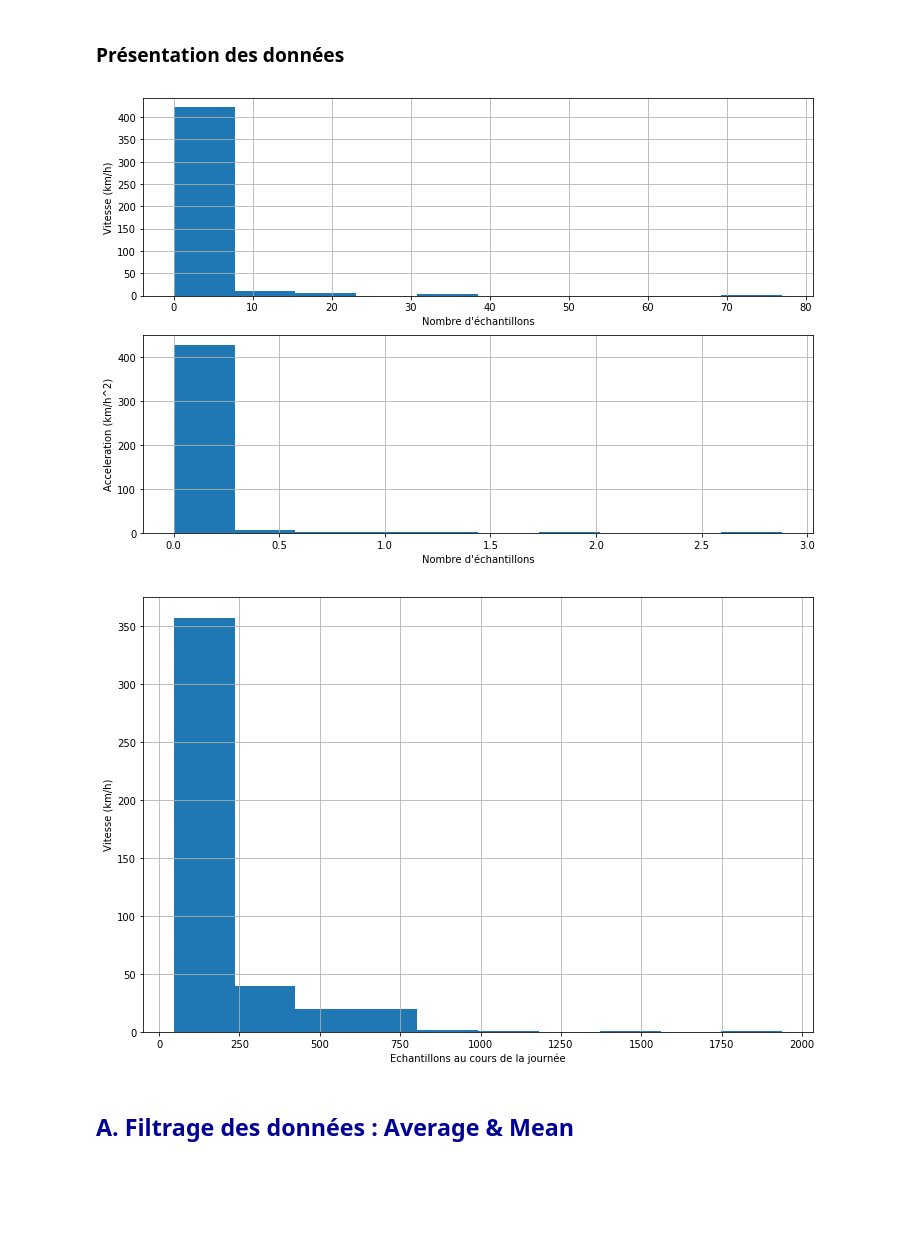
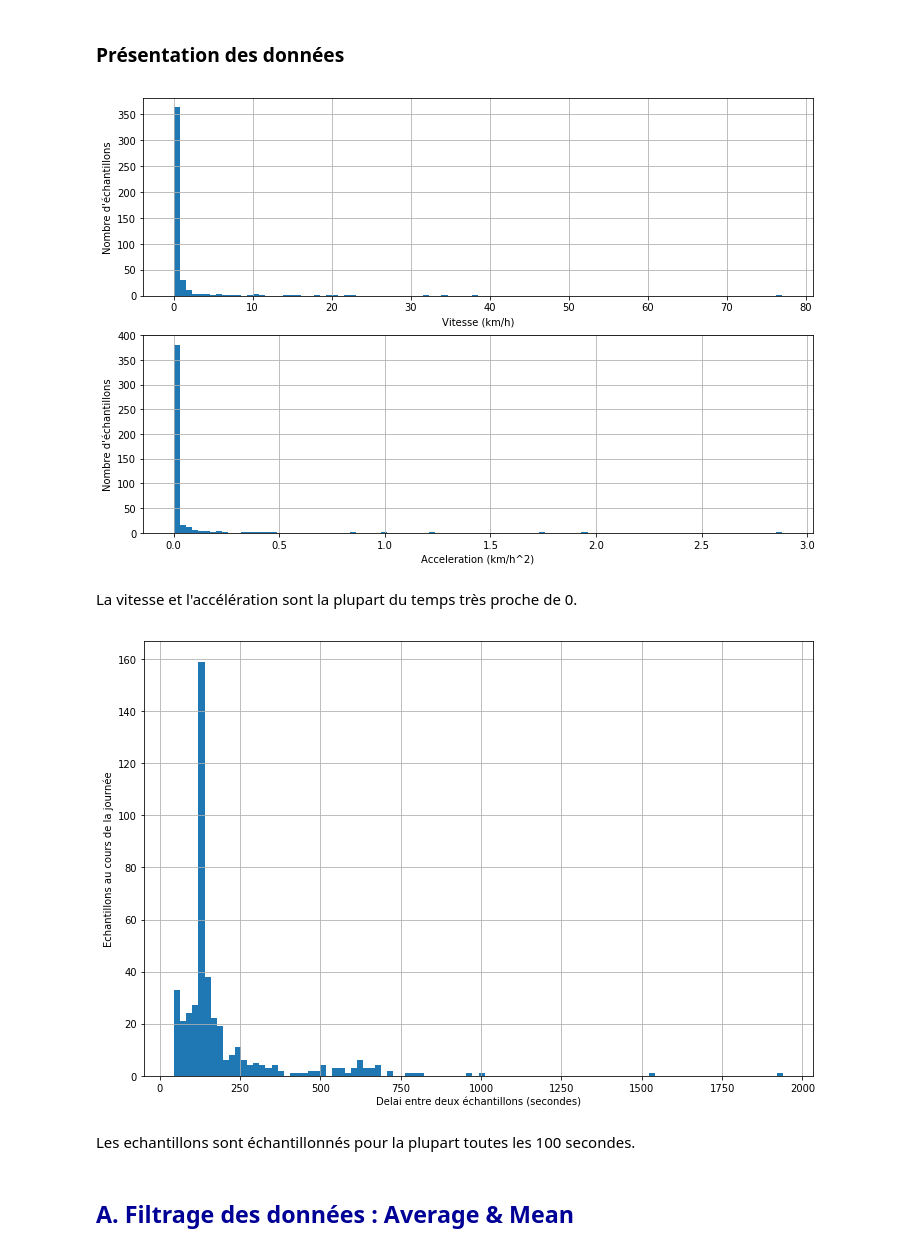
Before and after one commit to AmigoCap/GPSFlow, a Jupyter notebook: 3-Segmentation.ipynb, the cells around one changed output. Drawn from its saved outputs; the diff is of its cells as text; code cells hidden in the pictures; blank space fills up the shorter version.

Commit message:
Fix issue with histograms

```diff
--- a/3-Segmentation.ipynb
+++ b/3-Segmentation.ipynb
@@ -91,29 +91,33 @@ data
 # %%
 plt.figure(figsize=(12,8))
 plt.subplot(211)
-plt.hist(data["velocity"])
+plt.hist(data["velocity"], 100)
 plt.grid(True)
-plt.ylabel('Vitesse (km/h)')
-plt.xlabel('Nombre d\'échantillons')
+plt.xlabel('Vitesse (km/h)')
+plt.ylabel('Nombre d\'échantillons')
 plt.subplot(212)
-plt.hist(data["acceleration"])
+plt.hist(data["acceleration"], 100)
 plt.grid(True)
-plt.ylabel('Acceleration (km/h^2)')
-plt.xlabel('Nombre d\'échantillons')
+plt.xlabel('Acceleration (km/h^2)')
+plt.ylabel('Nombre d\'échantillons')
 #plt.savefig('2-Preprocessing/distribVitessJournee.png')
 plt.show()
 # %% [output]
-[figure, old version]
+[figure, new version]
+# %% [markdown]
+La vitesse et l'accélération sont la plupart du temps très proche de 0.
 # %%
 import matplotlib.pyplot as plt
 plt.figure(figsize=(12,8))
-plt.hist(data["delay"])
+plt.hist(data["delay"], 100)
 plt.grid(True)
-plt.ylabel('Vitesse (km/h)')
-plt.xlabel('Echantillons au cours de la journée')
+plt.xlabel('Delai entre deux échantillons (secondes)')
+plt.ylabel('Echantillons au cours de la journée')
 plt.show()
 # %% [output]
-[figure, old version]
+[figure, new version]
+# %% [markdown]
+Les echantillons sont échantillonnés pour la plupart toutes les 100 secondes.
 # %% [markdown]
 <h2 style="color:rgb(0,0,150)"> A. Filtrage des données : Average & Mean </h2>
 # %% [markdown]
```
Also changed, not shown: parts of 5 cells of this notebook.
